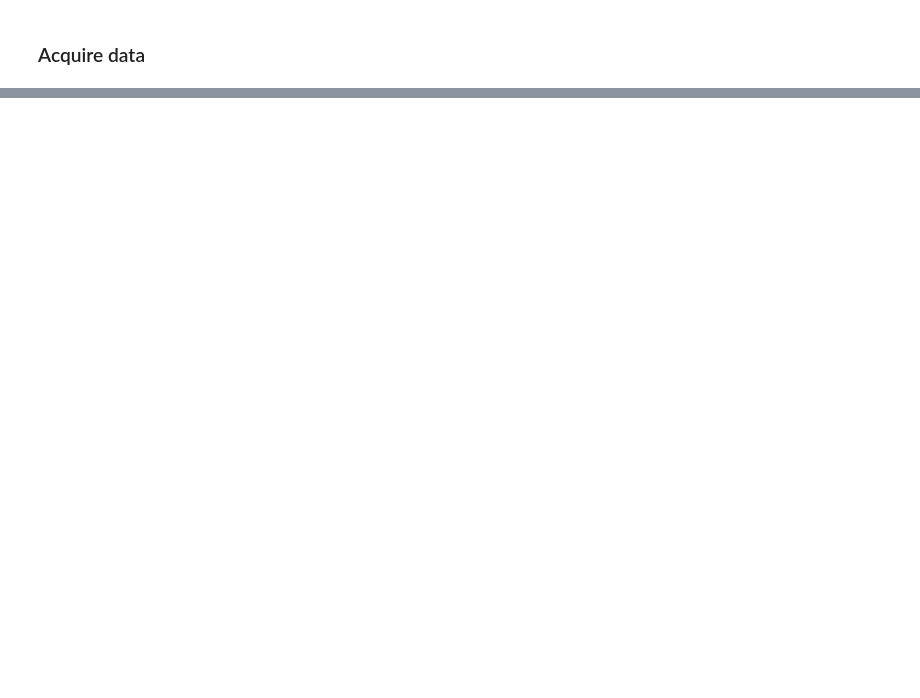
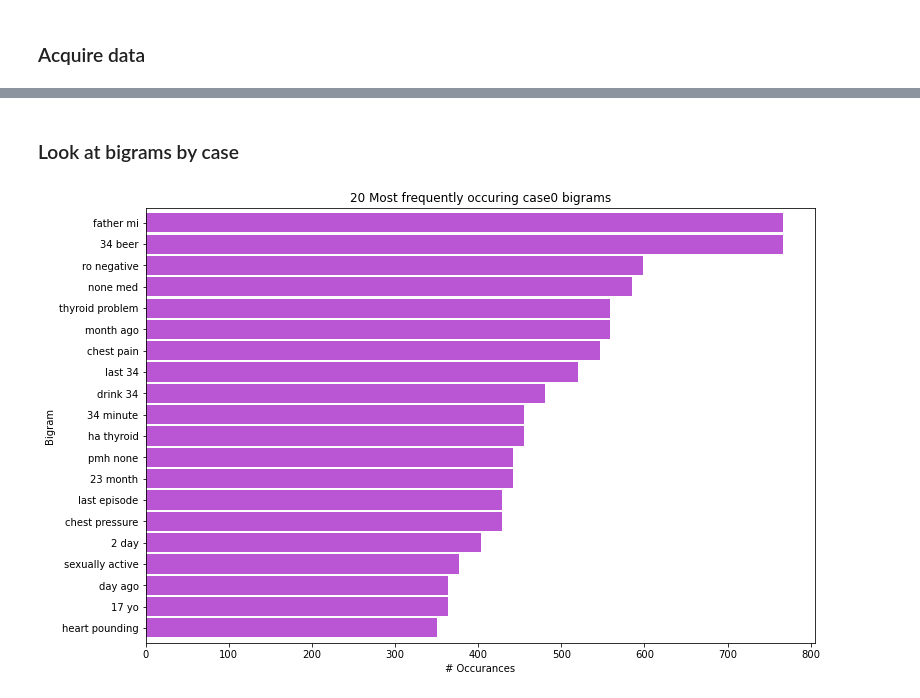
Before and after one commit to codeup-nlp-capstone/clinical_patient_notes, a Jupyter notebook: jag-mvp-model.ipynb, the cells around one changed output, grey strips where cells are left out. Cells and saved outputs as stored; diff of their text form; code cells hidden in the pictures; blank space fills up the shorter version.

```diff
--- a/jag-mvp-model.ipynb
+++ b/jag-mvp-model.ipynb
@@ -38,0 +198,13 @@ pd.set_option('display.max_colwidth', None)
+# %%
+#Make word lists by case_num_xs from lemmatized words
+case0_words = ' '.join(df[df.case_num_x == 0].lemmatized).split()
+case1_words = ' '.join(df[df.case_num_x == 1].lemmatized).split()
+case2_words = ' '.join(df[df.case_num_x == 2].lemmatized).split()
+case3_words = ' '.join(df[df.case_num_x == 3].lemmatized).split()
+case4_words = ' '.join(df[df.case_num_x == 4].lemmatized).split()
+case5_words = ' '.join(df[df.case_num_x == 5].lemmatized).split()
+case6_words = ' '.join(df[df.case_num_x == 6].lemmatized).split()
+case7_words = ' '.join(df[df.case_num_x == 7].lemmatized).split()
+case8_words = ' '.join(df[df.case_num_x == 8].lemmatized).split()
+case9_words = ' '.join(df[df.case_num_x == 9].lemmatized).split()
+all_words = ' '.join(df.lemmatized).split()
@@ -38,0 +299,20 @@ pd.set_option('display.max_colwidth', None)
+# %% [markdown]
+### Look at bigrams by case
+# %%
+# Calculate Case 0bigrams
+case0_bigrams = (pd.Series(nltk.ngrams(case0_words, 2))
+                      .value_counts()
+                      .head(20))
+# Vizualize top case0 Bigrams
+case0_bigrams.sort_values().plot.barh(color = 'mediumorchid', width=.9, figsize=(12, 8))
+
+plt.title('20 Most frequently occuring case0 bigrams')
+plt.ylabel('Bigram')
+plt.xlabel('# Occurances')
+
+# make the labels pretty
+ticks, _ = plt.yticks()
+labels = case0_bigrams.reset_index()['index'].apply(lambda t: t[0] + ' ' + t[1])
+_ = plt.yticks(ticks, labels)
+# %% [output]
+[figure, added]
```
Also changed, not shown: parts of 38 cells of this notebook, 1 other file.
